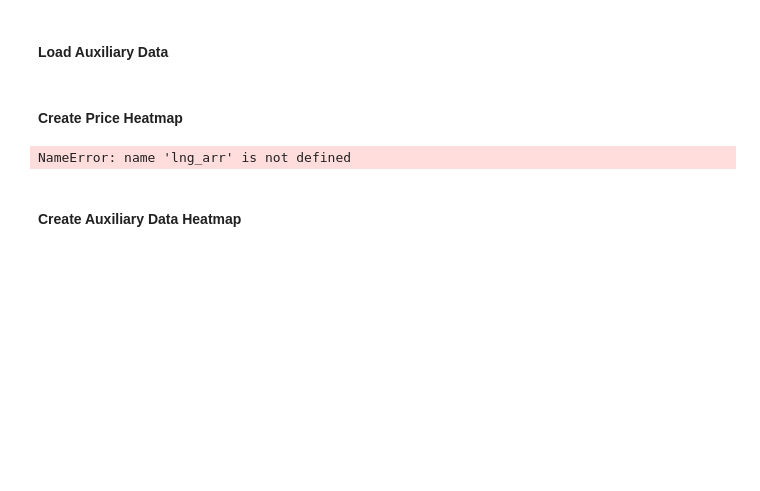
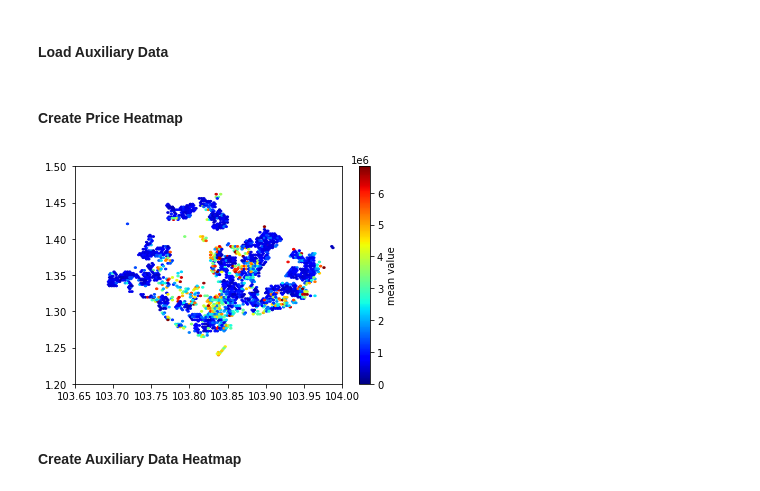
Before and after one commit to atul1696/cs5228-project, a Jupyter notebook: Prakhar_EDA.ipynb, the cells around one changed output. Drawn from its saved outputs; the diff is of its cells as text; code cells hidden in the pictures; blank space fills up the shorter version.

```diff
--- a/Prakhar_EDA.ipynb
+++ b/Prakhar_EDA.ipynb
@@ -51,15 +51,15 @@ shopping_malls, _ = read_csv('data/auxiliary-data/sg-shopping-malls.csv')
 # %% [markdown]
 #### Create Price Heatmap
 # %%
-# plt.hexbin(lng_arr, lat_arr, C=price_arr, gridsize=100, cmap=cm.jet, bins=None)
-plt.hexbin(lng_arr, lat_arr, C=np.ones(len(lat_arr)), gridsize=100, cmap=cm.jet, bins=None)
+plt.hexbin(lng_arr, lat_arr, C=price_arr, gridsize=100, cmap=cm.jet, bins=None)
+# plt.hexbin(lng_arr, lat_arr, C=np.ones(len(lat_arr)), gridsize=100, cmap=cm.jet, bins=None)
 plt.axis([103.65, 104.0, 1.2, 1.5])
 
 cb = plt.colorbar()
 cb.set_label('mean value')
 plt.show()
 # %% [output]
-NameError: name 'lng_arr' is not defined
+[figure, added]
 # %% [markdown]
 #### Create Auxiliary Data Heatmap
 # %%
```
Also changed, not shown: parts of 3 cells of this notebook, 3 other files.
